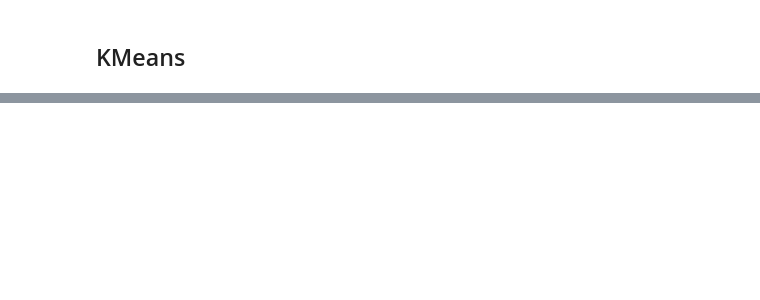
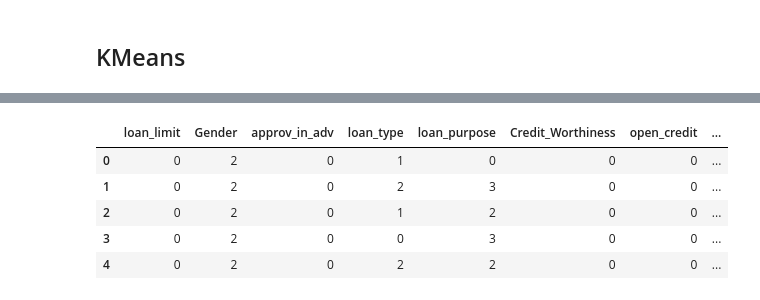
Before and after one commit to MBA-IA-GROUP-A/Plataformas-cognitivas, a Jupyter notebook: explore_data/explore_fabi.ipynb, the cells around one changed output, grey strips where cells are left out. Saved outputs shown, nothing was run; the diff lists cells and outputs as text; code cells hidden in the pictures; blank space fills up the shorter version.

```diff
--- a/explore_data/explore_fabi.ipynb
+++ b/explore_data/explore_fabi.ipynb
@@ -43,0 +152,2 @@ data_normalized.head()
+# %%
+data_normalized.drop(['Upfront_charges'], axis=1, inplace=True)
@@ -74,0 +371,8 @@ print(pred_df)
+# %%
+X_original = X_original[X_original['loan_limit'].notna()]
+X_original = X_original[X_original['approv_in_adv'].notna()]
+X_original = X_original[X_original['loan_purpose'].notna()]
+X_original = X_original[X_original['term'].notna()]
+X_original = X_original[X_original['Neg_ammortization'].notna()]
+X_original = X_original[X_original['age'].notna()]
+X_original = X_original[X_original['submission_of_application'].notna()]
@@ -74,0 +383,8 @@ print(pred_df)
+# %%
+X_original['rate_of_interest'].fillna(value=X_original['rate_of_interest'].mean(), inplace=True)
+X_original['Interest_rate_spread'].fillna(value=X_original['rate_of_interest'].mean(), inplace=True)
+X_original['Upfront_charges'].fillna(value=X_original['rate_of_interest'].mean(), inplace=True)
+X_original['property_value'].fillna(value=X_original['rate_of_interest'].mean(), inplace=True)
+X_original['income'].fillna(value=X_original['rate_of_interest'].mean(), inplace=True)
+X_original['LTV'].fillna(value=X_original['rate_of_interest'].mean(), inplace=True)
+X_original['dtir1'].fillna(value=X_original['rate_of_interest'].mean(), inplace=True)
@@ -74,0 +482,10 @@ print(pred_df)
+# %%
+pd.set_option('display.max_columns', None)
+X_original.head()
+# %% [output]
+|  | loan_limit | Gender | approv_in_adv | loan_type | loan_purpose | Credit_Worthiness | open_credit | ... |
+| 0 | 0 | 2 | 0 | 1 | 0 | 0 | 0 | ... |
+| 1 | 0 | 2 | 0 | 2 | 3 | 0 | 0 | ... |
+| 2 | 0 | 2 | 0 | 1 | 2 | 0 | 0 | ... |
+| 3 | 0 | 2 | 0 | 0 | 3 | 0 | 0 | ... |
+| 4 | 0 | 2 | 0 | 2 | 2 | 0 | 0 | ... |
```
Also changed, not shown: parts of 45 cells of this notebook.
